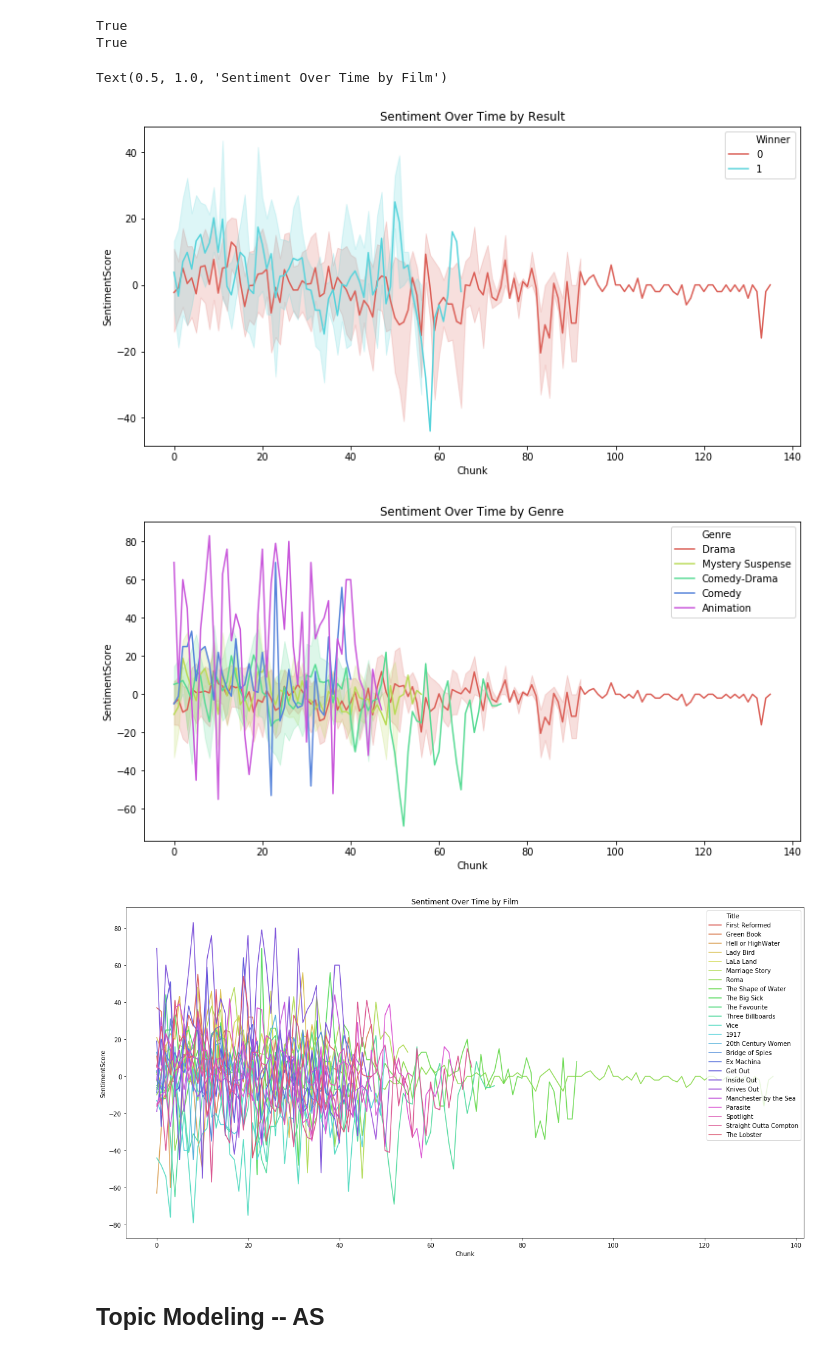
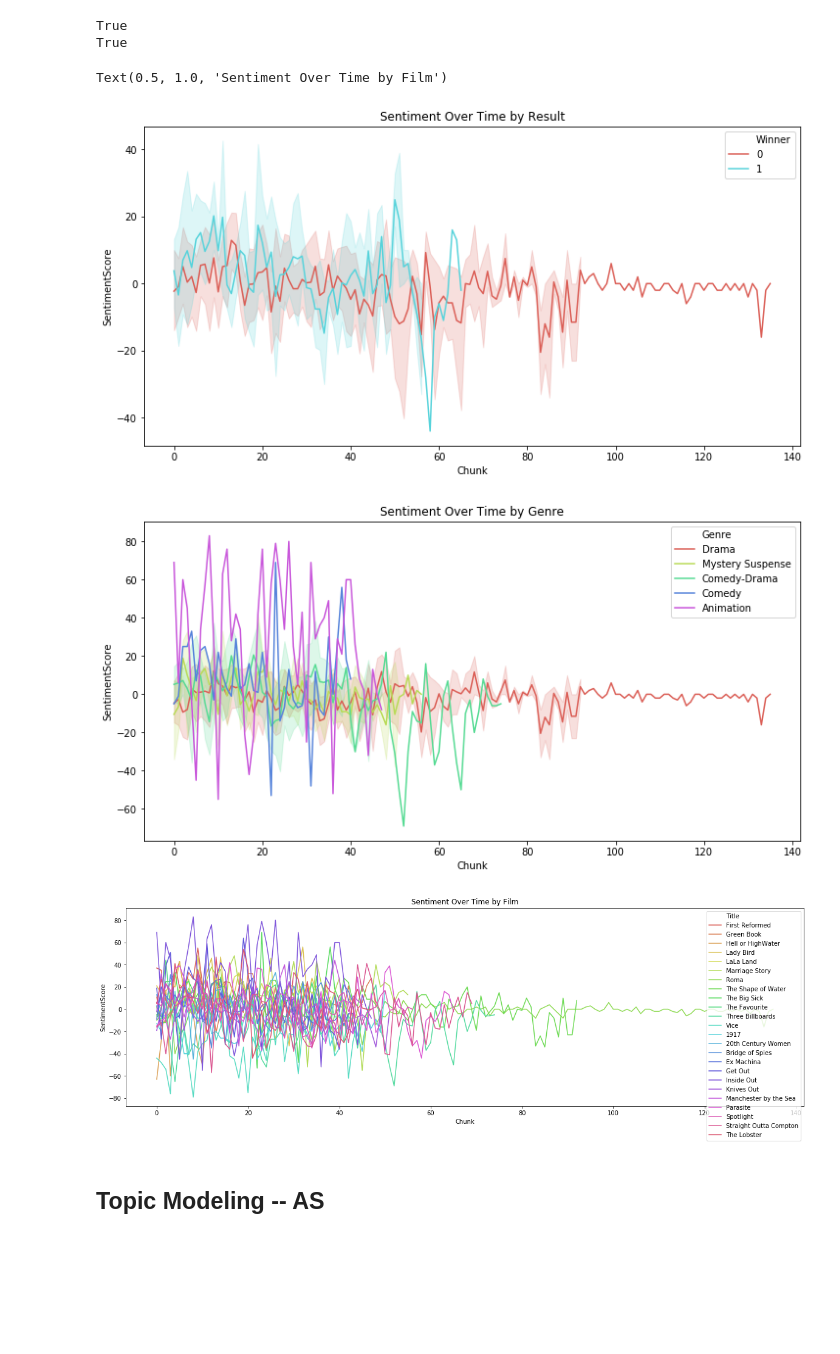
Before and after one commit to carousallie/nlp_movie_script_project, a Jupyter notebook: NLP_Project_Analysis----AR.ipynb, the cells around one changed output. Drawn from its saved outputs; the diff is of its cells as text; code cells hidden in the pictures; blank space fills up the shorter version.

```diff
--- a/NLP_Project_Analysis----AR.ipynb
+++ b/NLP_Project_Analysis----AR.ipynb
@@ -381,35 +382,35 @@ sentiment_category = ['positive' if score > 0
                               else 'neutral'
                                   for score in sentiment_scores]
 
 afinn_over_time = pd.DataFrame([list(chunked_df['Title']), list(chunked_df['Chunk']), list(chunked_df['Winner']), list(chunked_df['Genre']), sentiment_scores, sentiment_category]).T
 afinn_over_time.columns = ['Title', 'Chunk', 'Winner', 'Genre', 'SentimentScore', 'SentimentCategory']
 afinn_over_time['SentimentScore'] = afinn_over_time['SentimentScore'].astype('float')
 
 # sentiment over time by winner
 fig_dims = (12, 6)
 fig, ax = plt.subplots(figsize = fig_dims)
 sns.lineplot(x = 'Chunk', y = "SentimentScore",
                  hue = 'Winner', data = afinn_over_time, ax = ax,
                  palette = "hls").set_title('Sentiment Over Time by Result')
 
 # sentiment over time by genre
 fig_dims = (12, 6)
 fig, ax = plt.subplots(figsize = fig_dims)
 sns.lineplot(x = 'Chunk', y = "SentimentScore",
                  hue = 'Genre', data = afinn_over_time, ax = ax,
                  palette = "hls").set_title('Sentiment Over Time by Genre')
 
 # sentiment over time by title
-fig_dims = (20, 10)
+fig_dims = (20, 6)
 fig, ax = plt.subplots(figsize = fig_dims)
 sns.lineplot(x = 'Chunk', y = "SentimentScore",
                  hue = 'Title', data = afinn_over_time, ax = ax,
                  palette = "hls").set_title('Sentiment Over Time by Film')
 # %% [output]
 Text(0.5, 1.0, 'Sentiment Over Time by Film')
 [figure]
 [figure]
-[figure, old version]
+[figure, new version]
 # %% [markdown]
 ## Topic Modeling -- AS
 # %% [markdown]
```
Also changed, not shown: parts of 4 cells of this notebook.
